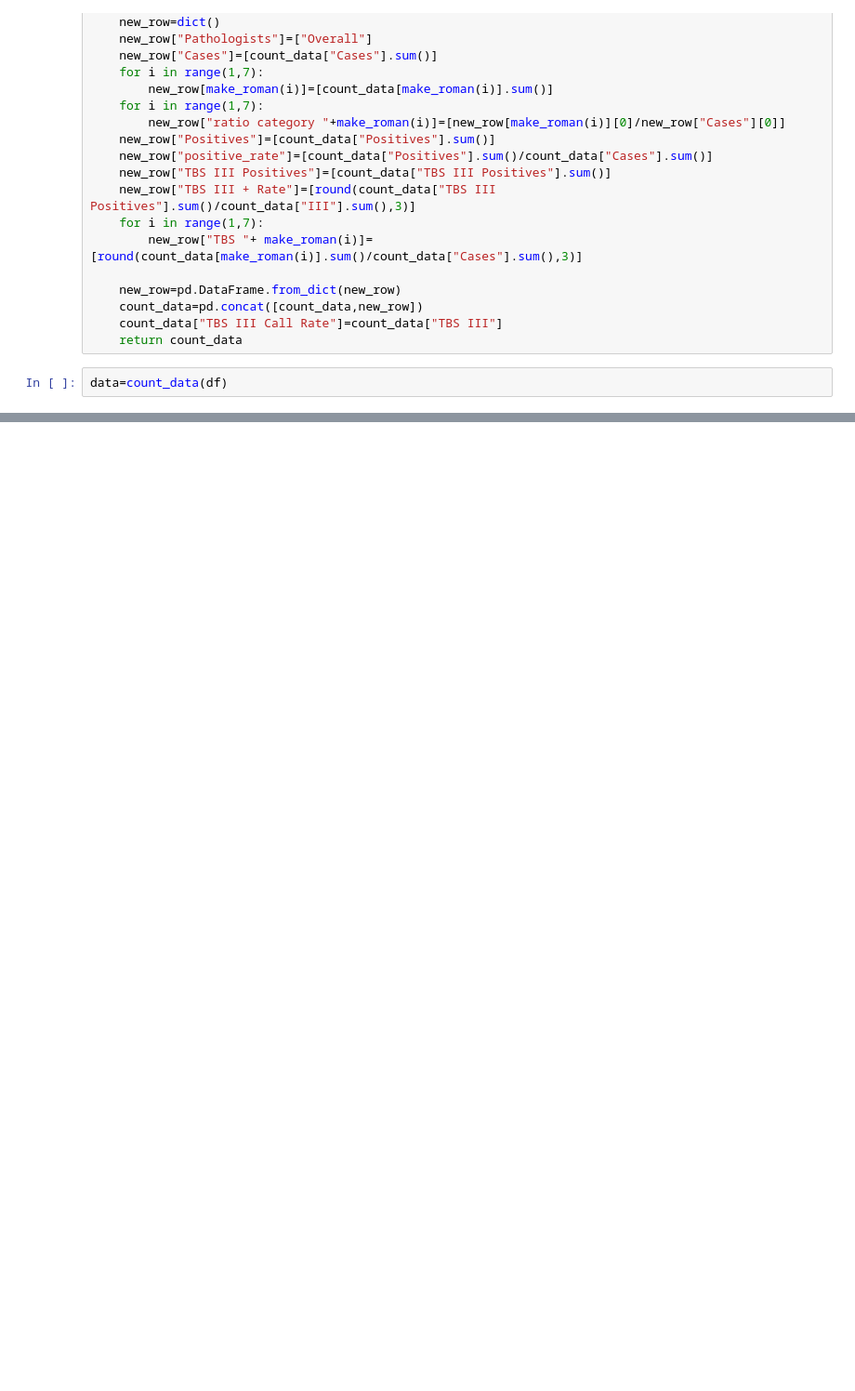
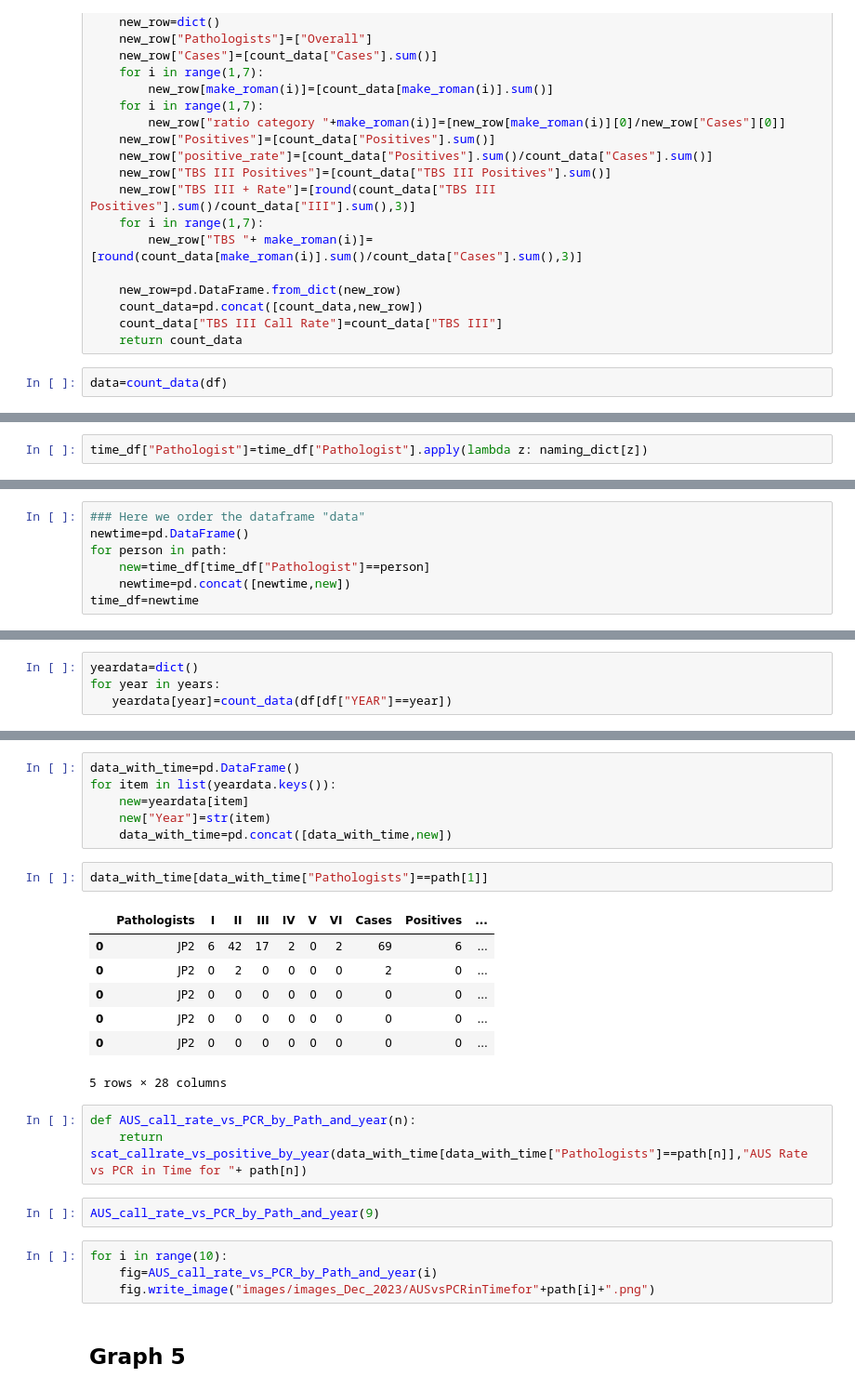
Before and after one commit to mathmax-team/USCAP_Thyroid, a Jupyter notebook: Article_images.ipynb, the cells around one changed output, grey strips where cells are left out. Shown: that part at 93% size. Saved outputs shown, nothing was run; the diff lists cells and outputs as text; blank space fills up the shorter version.

```diff
--- a/Article_images.ipynb
+++ b/Article_images.ipynb
@@ -299,0 +307,2 @@ The frame.append method is deprecated and will be removed from pandas in a futur
+# %%
+time_df["Pathologist"]=time_df["Pathologist"].apply(lambda z: naming_dict[z])
@@ -299,0 +342,7 @@ The frame.append method is deprecated and will be removed from pandas in a futur
+# %%
+### Here we order the dataframe "data"
+newtime=pd.DataFrame()
+for person in path:
+    new=time_df[time_df["Pathologist"]==person]
+    newtime=pd.concat([newtime,new])
+time_df=newtime
@@ -299,0 +468,4 @@ The frame.append method is deprecated and will be removed from pandas in a futur
+# %%
+yeardata=dict()
+for year in years:
+   yeardata[year]=count_data(df[df["YEAR"]==year])
@@ -299,0 +515,27 @@ The frame.append method is deprecated and will be removed from pandas in a futur
+# %%
+data_with_time=pd.DataFrame()
+for item in list(yeardata.keys()):
+    new=yeardata[item]
+    new["Year"]=str(item)
+    data_with_time=pd.concat([data_with_time,new])
+# %%
+data_with_time[data_with_time["Pathologists"]==path[1]]
+# %% [output]
+|  | Pathologists | I | II | III | IV | V | VI | Cases | Positives | ... |
+| 0 | JP2 | 6 | 42 | 17 | 2 | 0 | 2 | 69 | 6 | ... |
+| 0 | JP2 | 0 | 2 | 0 | 0 | 0 | 0 | 2 | 0 | ... |
+| 0 | JP2 | 0 | 0 | 0 | 0 | 0 | 0 | 0 | 0 | ... |
+| 0 | JP2 | 0 | 0 | 0 | 0 | 0 | 0 | 0 | 0 | ... |
+| 0 | JP2 | 0 | 0 | 0 | 0 | 0 | 0 | 0 | 0 | ... |
+5 rows × 28 columns
+# %%
+def AUS_call_rate_vs_PCR_by_Path_and_year(n):
+    return scat_callrate_vs_positive_by_year(data_with_time[data_with_time["Pathologists"]==path[n]],"AUS Rate vs PCR in Time for "+ path[n])
+# %%
+AUS_call_rate_vs_PCR_by_Path_and_year(9)
+# %%
+for i in range(10):
+    fig=AUS_call_rate_vs_PCR_by_Path_and_year(i)
+    fig.write_image("images/images_Dec_2023/AUSvsPCRinTimefor"+path[i]+".png")
+# %% [markdown]
+## Graph 5
```
Also changed, not shown: parts of 79 cells of this notebook, 1 other file.
